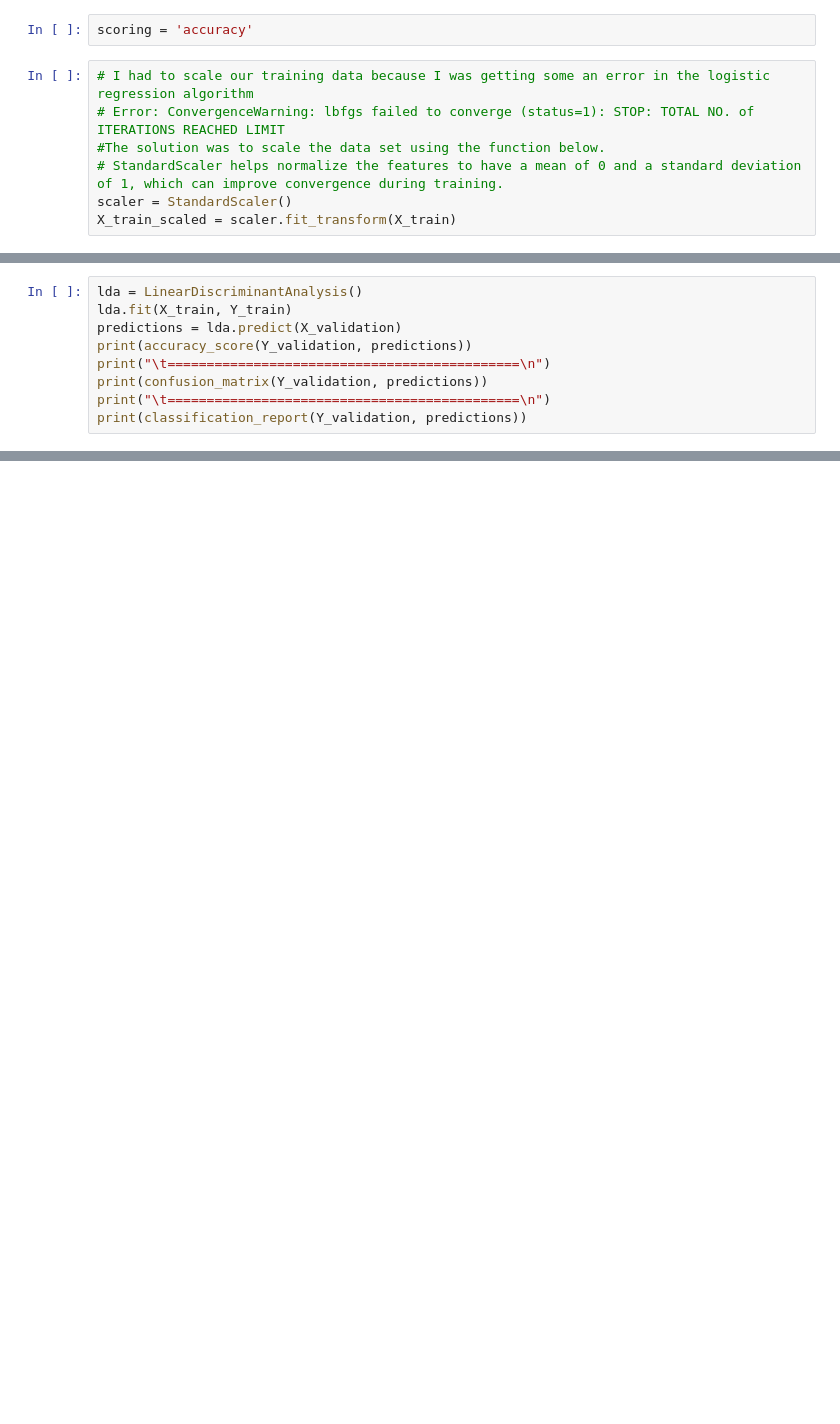
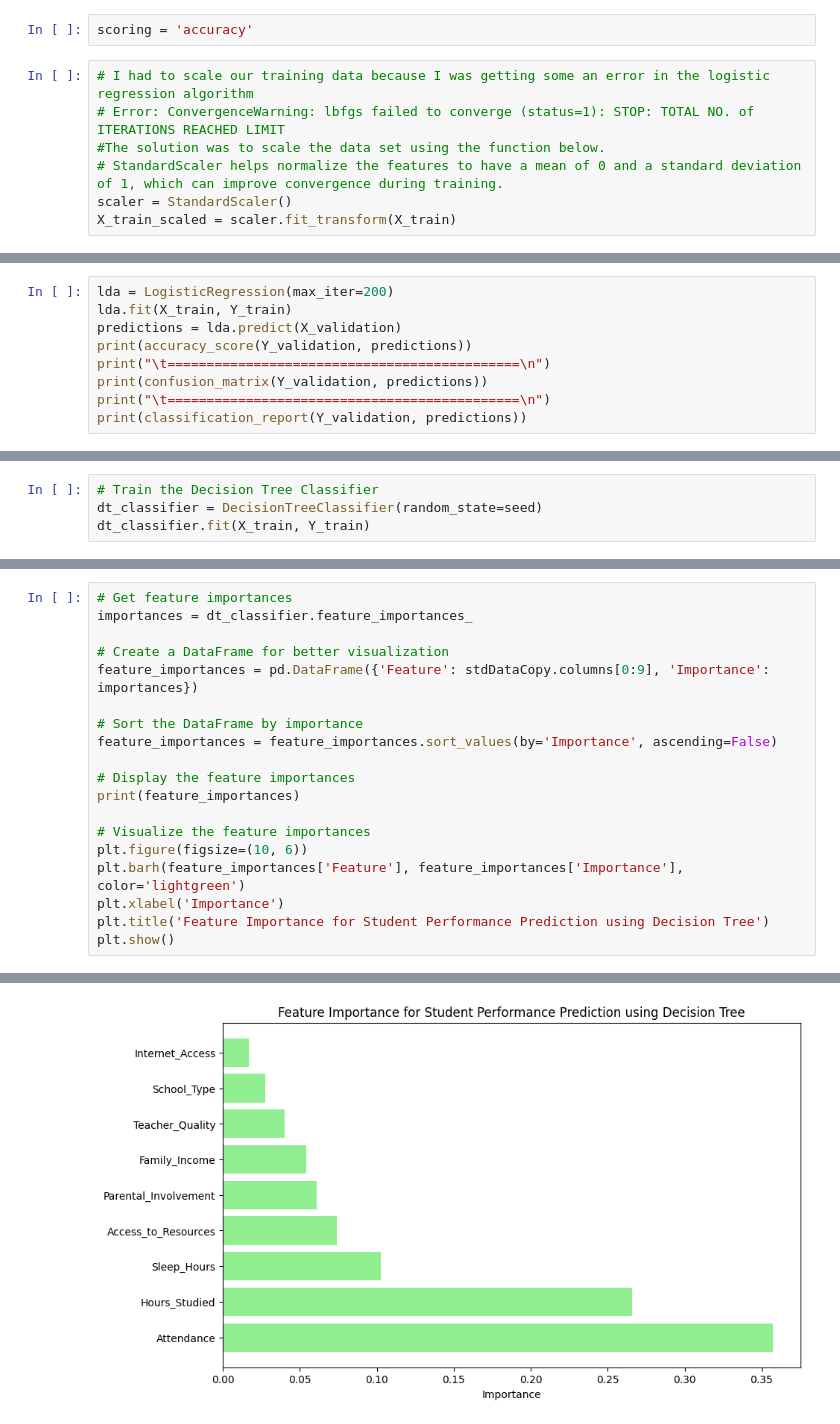
Before and after one commit to dylanDA23/DTA_Assignment2024, a Jupyter notebook: NewDataSet/DTA_ASSIGNMENT.ipynb, the cells around one changed output, grey strips where cells are left out. Drawn from its saved outputs; the diff is of its cells as text; blank space fills up the shorter version.

```diff
--- a/NewDataSet/DTA_ASSIGNMENT.ipynb
+++ b/NewDataSet/DTA_ASSIGNMENT.ipynb
@@ -240,5 +340,5 @@ plt.show()
 # %%
-lda = LinearDiscriminantAnalysis()
+lda = LogisticRegression(max_iter=200)
 lda.fit(X_train, Y_train)
 predictions = lda.predict(X_validation)
 print(accuracy_score(Y_validation, predictions))
@@ -266,0 +387,4 @@ weighted avg       0.23      0.23      0.22      1322
+# %%
+# Train the Decision Tree Classifier
+dt_classifier = DecisionTreeClassifier(random_state=seed)
+dt_classifier.fit(X_train, Y_train)
@@ -266,0 +396,20 @@ weighted avg       0.23      0.23      0.22      1322
+# %%
+# Get feature importances
+importances = dt_classifier.feature_importances_
+
+# Create a DataFrame for better visualization
+feature_importances = pd.DataFrame({'Feature': stdDataCopy.columns[0:9], 'Importance': importances})
+
+# Sort the DataFrame by importance
+feature_importances = feature_importances.sort_values(by='Importance', ascending=False)
+
+# Display the feature importances
+print(feature_importances)
+
+# Visualize the feature importances
+plt.figure(figsize=(10, 6))
+plt.barh(feature_importances['Feature'], feature_importances['Importance'], color='lightgreen')
+plt.xlabel('Importance')
+plt.title('Feature Importance for Student Performance Prediction using Decision Tree')
+plt.show()
+# %% [output]
@@ -266,0 +426 @@ weighted avg       0.23      0.23      0.22      1322
+[figure, added]
```
Also changed, not shown: parts of 24 cells of this notebook.
